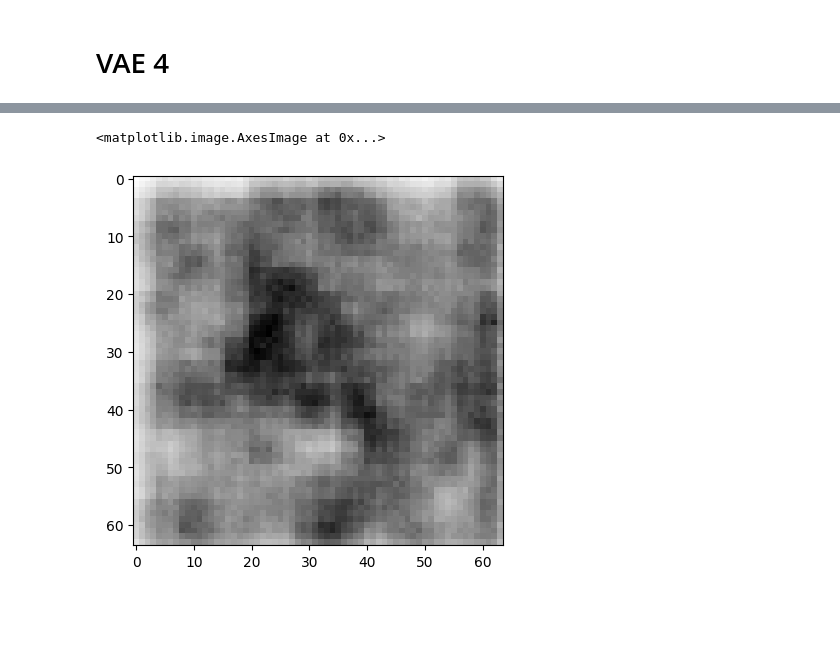
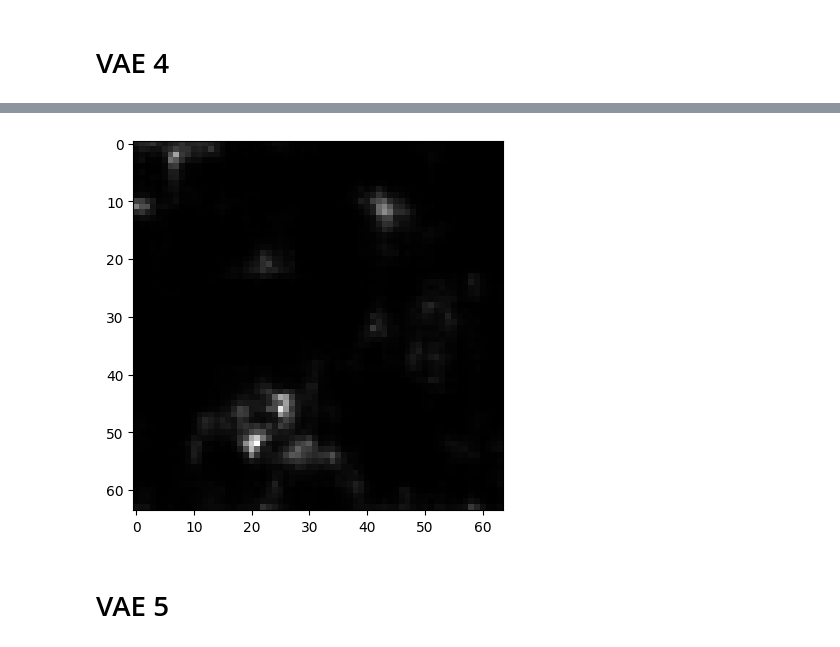
Before and after one commit to grepoz/vae-ug-homework, a Jupyter notebook: vae.ipynb, the cells around one changed output, grey strips where cells are left out. Drawn from its saved outputs; the diff is of its cells as text; code cells hidden in the pictures; blank space fills up the shorter version.

Commit message:
Add lecture-like loss, fail to generate nice image

```diff
--- a/vae.ipynb
+++ b/vae.ipynb
@@ -611,12 +587,8 @@ def train_step(model, x, optimizer, beta = 1.0):
 # %%
-epochs = 40
+epochs = 300
 annealing_cycles = 4
-# set the dimensionality of the latent space to a plane for visualization later
 latent_dim = 1024
-num_examples_to_generate = 16
-
-# keeping the random vector constant for generation (prediction) so
-# it will be easier to see the improvement.
-random_vector_for_generation = tf.random.normal(
-    shape=[num_examples_to_generate, latent_dim])
-model = CVAE(latent_dim)
+# %%
+model = DeepVae(latent_dimension)
+model.encoder.summary()
+model.decoder.summary()
@@ -675,5 +667,5 @@ plt.imshow(decoded.reshape((64, 64, 1)), cmap='gray')
 # %%
 random = tf.random.uniform((1, 1024))
-image = model.decoder.predict(random)
-plt.imshow(image.reshape(64, 64, 1), cmap='gray')
+image = model.sample(random)
+plt.imshow(image.numpy().reshape(64, 64, 1), cmap='gray')
 # %% [output]
@@ -681,2 +673,3 @@ plt.imshow(image.reshape(64, 64, 1), cmap='gray')
-<matplotlib.image.AxesImage at 0x...>
-[figure, old version]
+[figure, new version]
+# %% [markdown]
+# VAE 5
```
Also changed, not shown: parts of 18 cells of this notebook.
